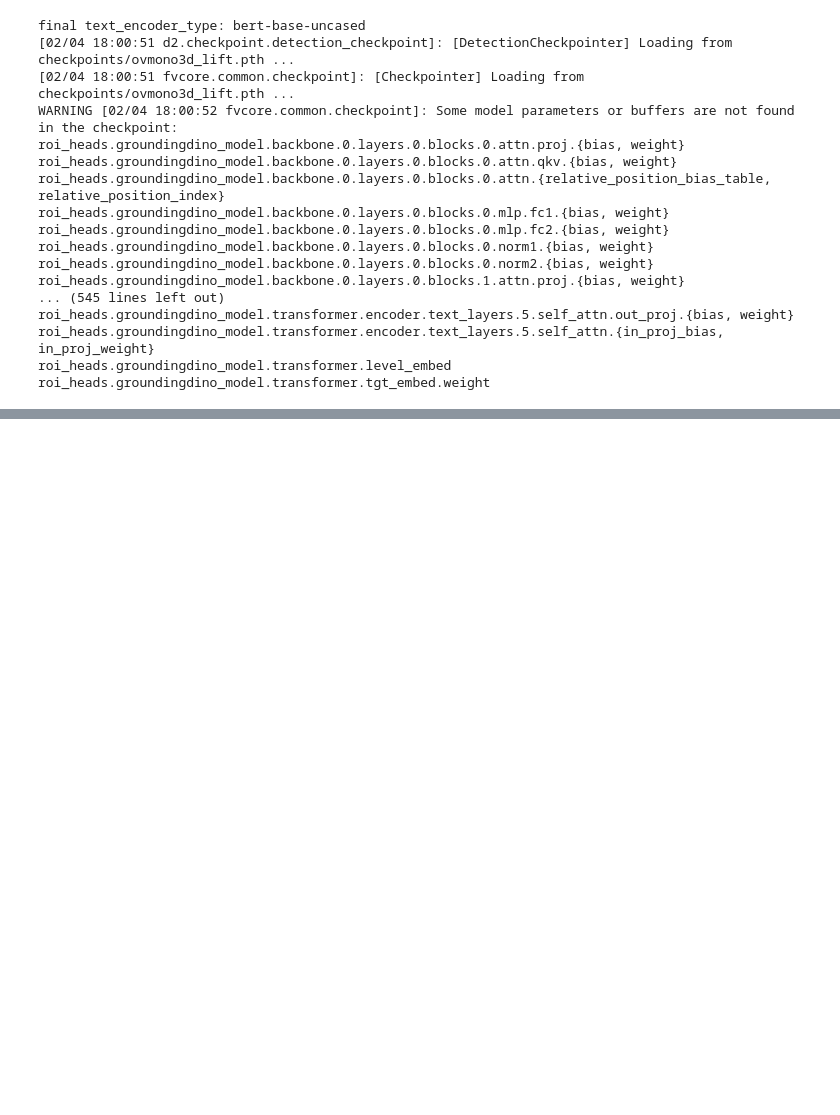
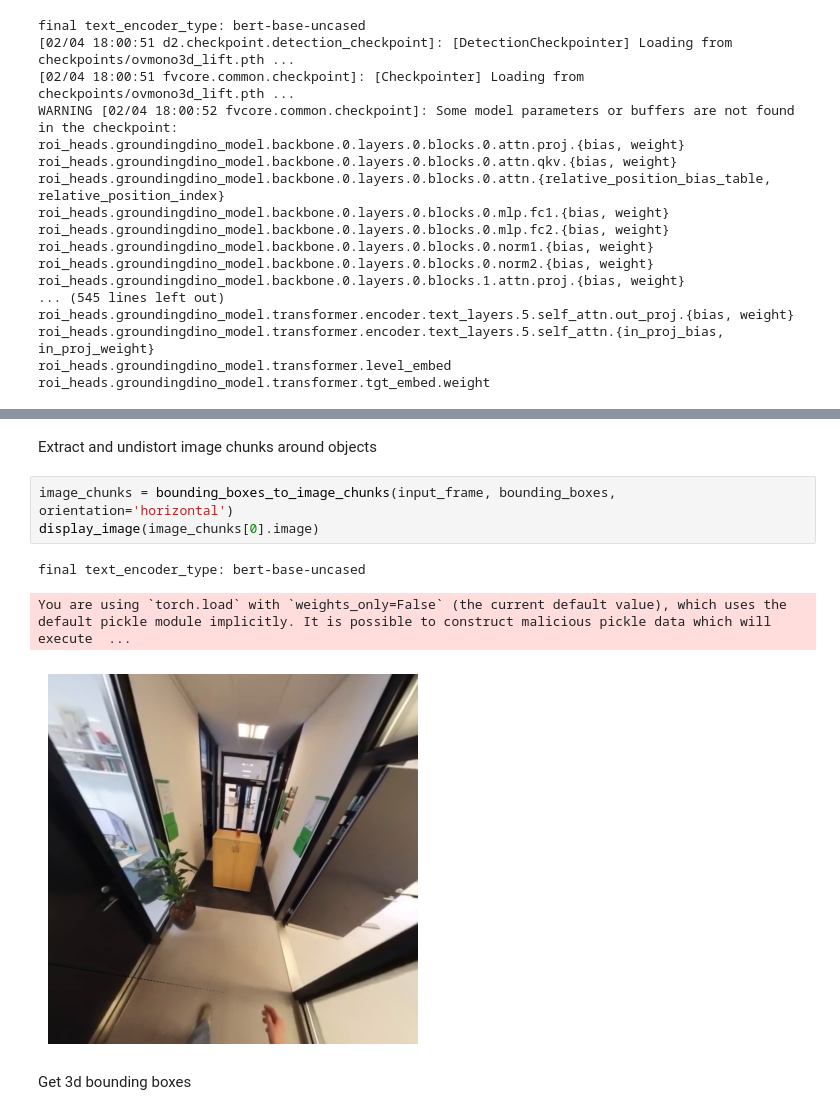
Before and after one commit to ruetzmax/instruct360, a Jupyter notebook: track_single_image_single_object.ipynb, the cells around one changed output, grey strips where cells are left out. Drawn from its saved outputs; the diff is of its cells as text; blank space fills up the shorter version.

```diff
--- a/track_single_image_single_object.ipynb
+++ b/track_single_image_single_object.ipynb
@@ -195,0 +185,11 @@ roi_heads.groundingdino_model.transformer.tgt_embed.weight
+# %% [markdown]
+Extract and undistort image chunks around objects
+# %%
+image_chunks = bounding_boxes_to_image_chunks(input_frame, bounding_boxes, orientation='horizontal')
+display_image(image_chunks[0].image)
+# %% [output]
+final text_encoder_type: bert-base-uncased
+You are using `torch.load` with `weights_only=False` (the current default value), which uses the default pickle module implicitly. It is possible to construct malicious pickle data which will execute  ...
+[figure, added]
+# %% [markdown]
+Get 3d bounding boxes
```
Also changed, not shown: parts of 13 cells of this notebook, 4 other files.
